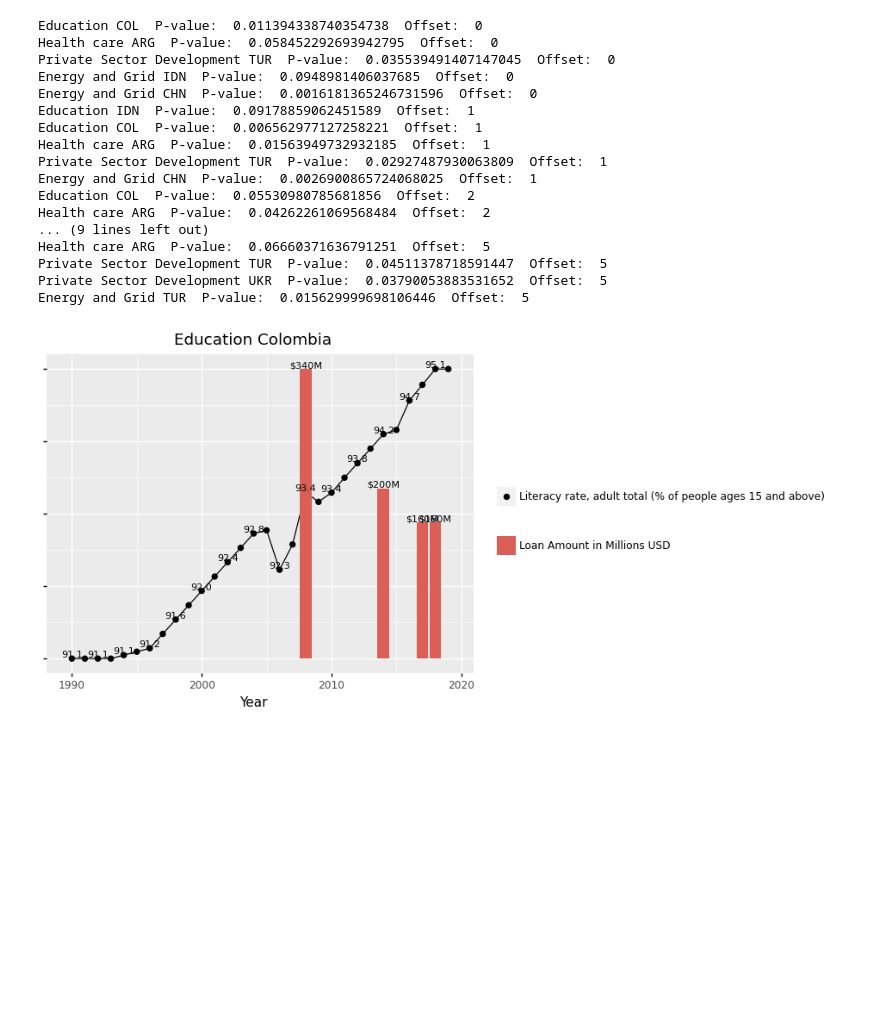
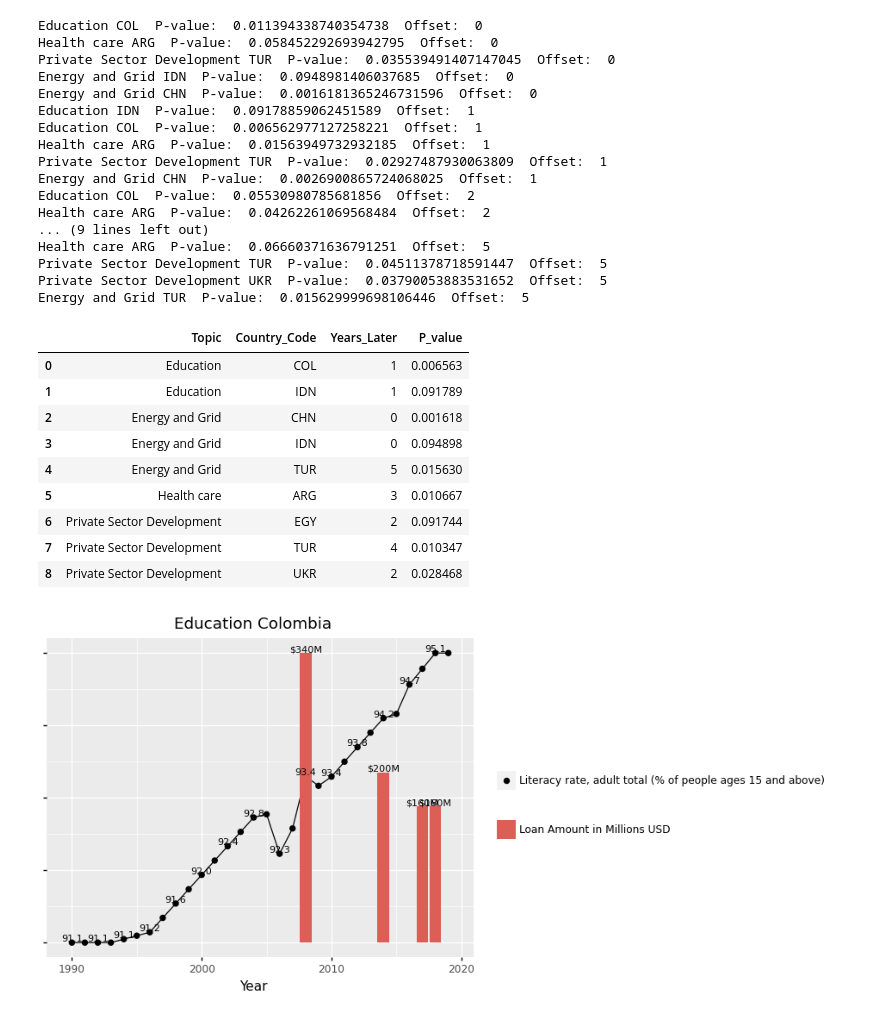
Before and after one commit to noahschoem/amethyst-erdos-may-2021, a Jupyter notebook: notebooks/Identifying Impact via Pvalues.ipynb, the cells around one changed output. Saved outputs shown, nothing was run; the diff lists cells and outputs as text; code cells hidden in the pictures; blank space fills up the shorter version.

Commit message:
Added comments to the notebook about impact

```diff
--- a/notebooks/Identifying Impact via Pvalues.ipynb
+++ b/notebooks/Identifying Impact via Pvalues.ipynb
@@ -241,7 +254,20 @@ Private Sector Development TUR  P-value:  0.04511378718591447  Offset:  5
 Private Sector Development UKR  P-value:  0.03790053883531652  Offset:  5
 Energy and Grid TUR  P-value:  0.015629999698106446  Offset:  5
 # %%
+#We put together this information in a table
 Impact_TM=pd.DataFrame({'Topic':topics, 'Country_Code':country_codes, 'Years_Later':offsets, 'P_value':p_values})
 Impact_TM.sort_values(['Topic','Country_Code'])
 Impact_TM=Impact_TM.sort_values('P_value').groupby(['Topic','Country_Code']).first().reset_index()
+Impact_TM
+# %% [output]
+|  | Topic | Country_Code | Years_Later | P_value |
+| 0 | Education | COL | 1 | 0.006563 |
+| 1 | Education | IDN | 1 | 0.091789 |
+| 2 | Energy and Grid | CHN | 0 | 0.001618 |
+| 3 | Energy and Grid | IDN | 0 | 0.094898 |
+| 4 | Energy and Grid | TUR | 5 | 0.015630 |
+| 5 | Health care | ARG | 3 | 0.010667 |
+| 6 | Private Sector Development | EGY | 2 | 0.091744 |
+| 7 | Private Sector Development | TUR | 4 | 0.010347 |
+| 8 | Private Sector Development | UKR | 2 | 0.028468 |
 # %%
```
Also changed, not shown: parts of 7 cells of this notebook, 3 other files.
